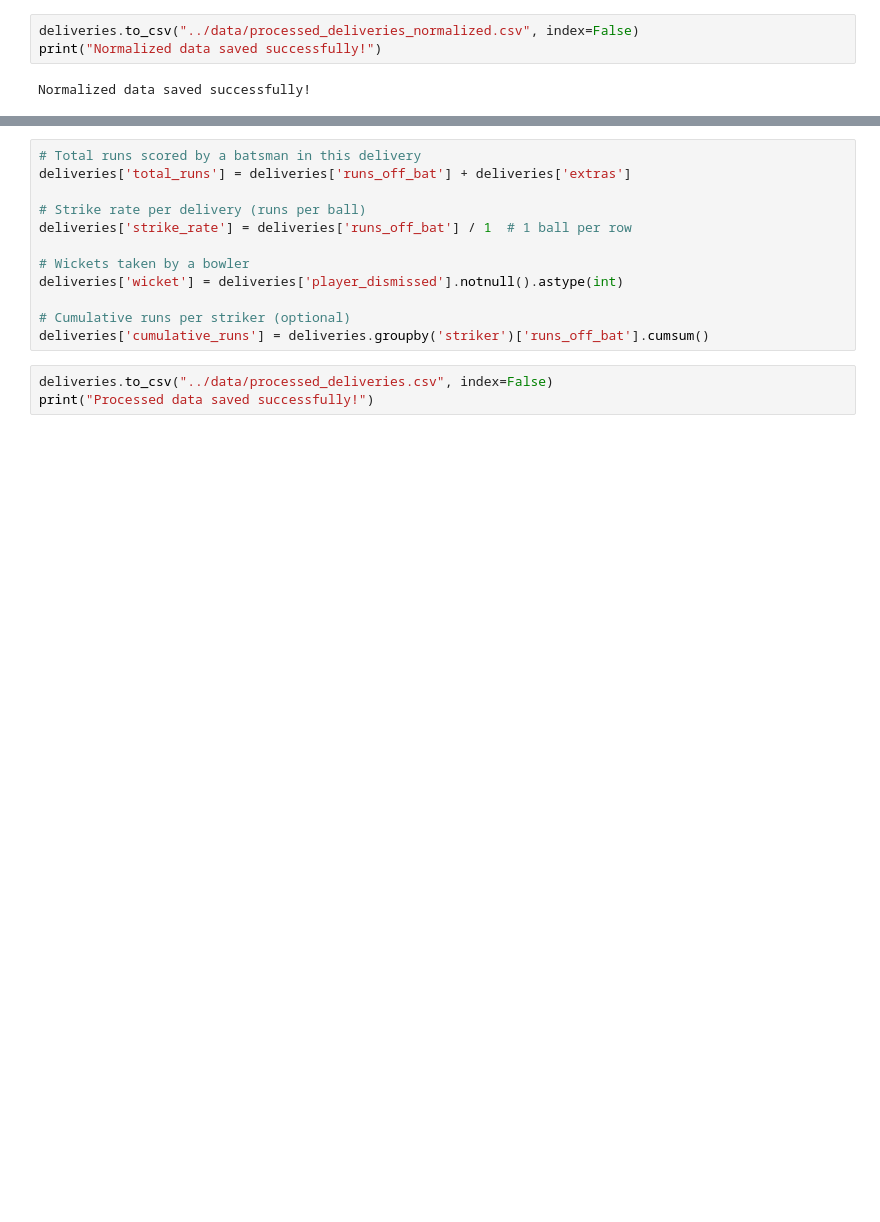
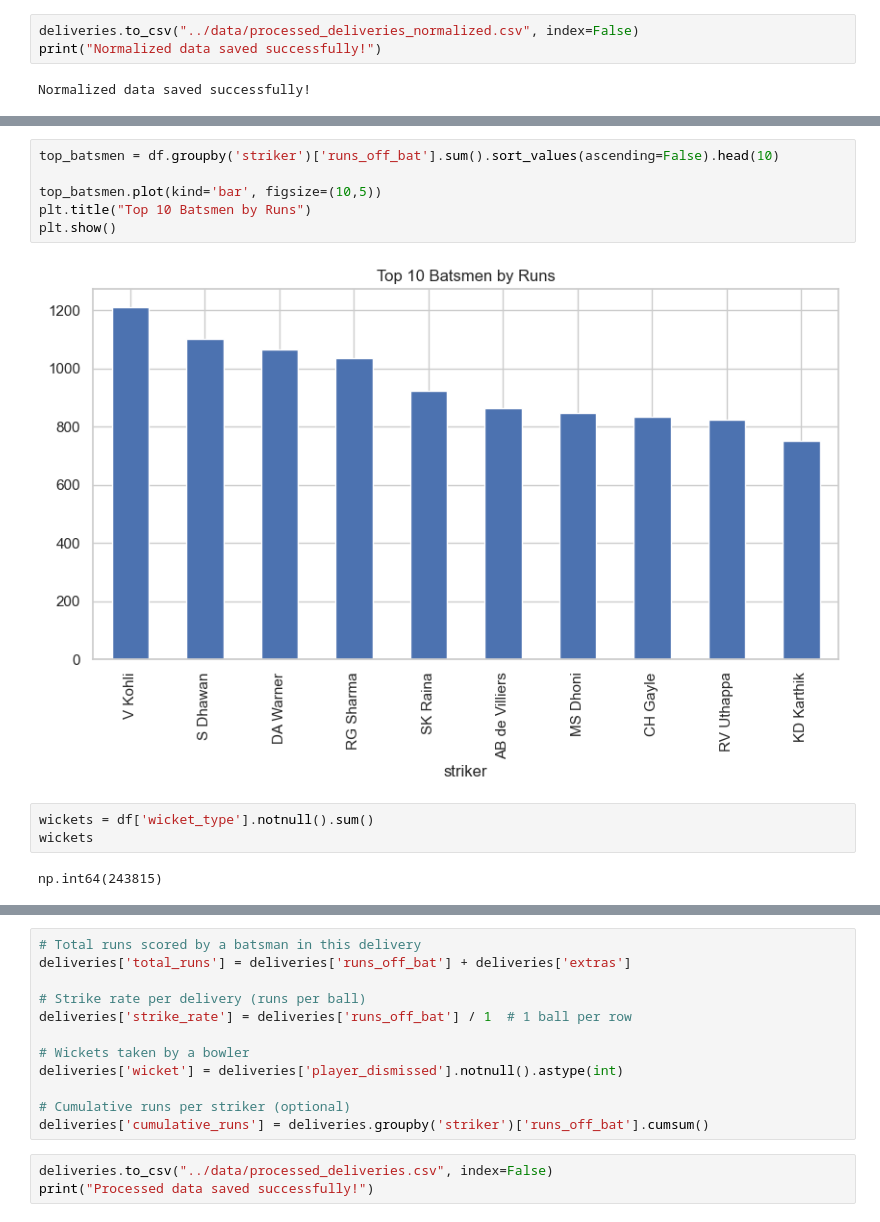
Before and after one commit to Anisha-1805/Cricket-Player-Performance-Prediction, a Jupyter notebook: notebooks/01_data_loading.ipynb, the cells around one changed output, grey strips where cells are left out. Drawn from its saved outputs; the diff is of its cells as text; blank space fills up the shorter version.

```diff
--- a/notebooks/01_data_loading.ipynb
+++ b/notebooks/01_data_loading.ipynb
@@ -108,0 +201,13 @@ Normalized data saved successfully!
+# %%
+top_batsmen = df.groupby('striker')['runs_off_bat'].sum().sort_values(ascending=False).head(10)
+
+top_batsmen.plot(kind='bar', figsize=(10,5))
+plt.title("Top 10 Batsmen by Runs")
+plt.show()
+# %% [output]
+[figure, added]
+# %%
+wickets = df['wicket_type'].notnull().sum()
+wickets
+# %% [output]
+np.int64(243815)
```
Also changed, not shown: parts of 11 cells of this notebook.
